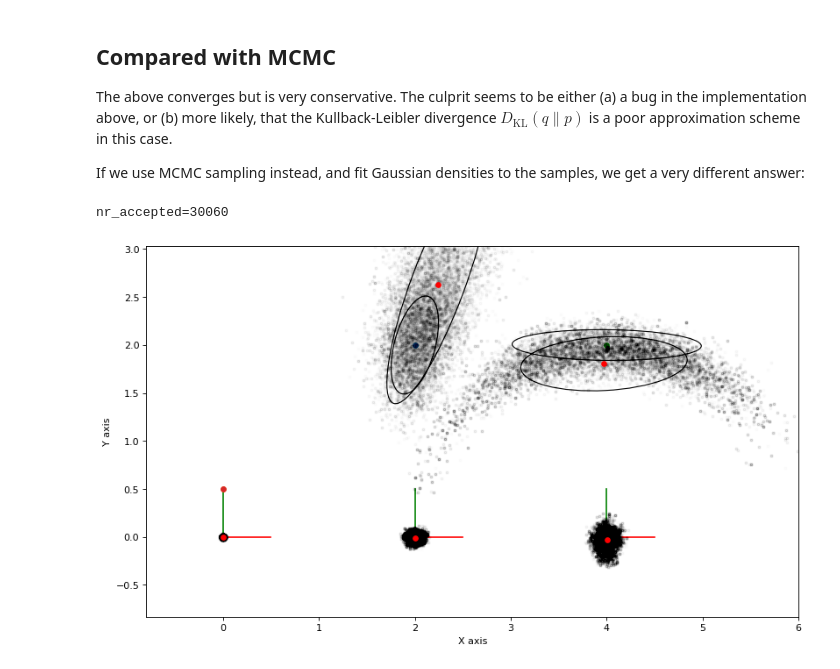
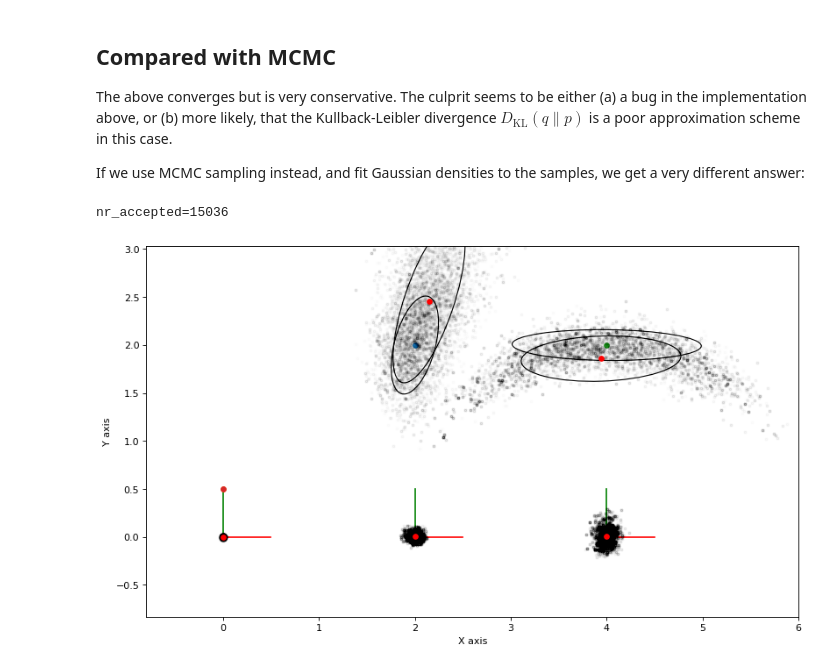
Before and after one commit to gtbook/gtsam-examples, a Jupyter notebook: PlanarSLAMExample_gvi.ipynb, the cells around one changed output. Drawn from its saved outputs; the diff is of its cells as text; code cells hidden in the pictures.

Commit message:
force plot

```diff
--- a/PlanarSLAMExample_gvi.ipynb
+++ b/PlanarSLAMExample_gvi.ipynb
@@ -370,39 +370,41 @@ def plot_sample(manifold_sample, alpha=0.1):
     return points
 
 make_figure()
-N = 100000
+N = 50000
 stats = []
 nr_accepted = 0
 gbn = graph.linearize(truth).eliminateSequential()
 tangent_proposals = sample_bayes_net(gbn, N)
 
 # Start with an initial estimate x
 vv = vector_values(tangent_samples, 0)
 vv0 = gtsam.VectorValues.Zero(vv)
 x = truth.retract(vv0)  # makes sure we don't touch truth
 keys = [x1, x2, x3, l1, l2]
 for s in range(N):
     # choose a variable to perturb
     j = keys[np.random.choice(5)]
     vvj = gtsam.VectorValues()
     vvj.insert(j, tangent_proposals[j][:, s])
     p = x.retract(vvj)
     # calculate local acceptance ratio
     log_a = local_factors[j].error(x) - local_factors[j].error(p)
     if accept(log_a):
         nr_accepted += 1
         x = p
         stats.append(plot_sample(x, alpha=0.01))
 
 print(f"{nr_accepted=}")
 
 # estimate Gaussian params
 stats_tensor = np.array(stats)
 mean = stats_tensor.mean(axis=0)
 for j in range(5):
     centered = stats_tensor[:,:,j] - mean[:,j]
     P = (centered.T @ centered)/(nr_accepted-1)
     gtsam_plot.plot_point2(0, mean[:,j], 'r', P)
+
+plt.show()
 # %% [output]
-nr_accepted=30060
+nr_accepted=15036
-[figure, old version]
+[figure, new version]
```
